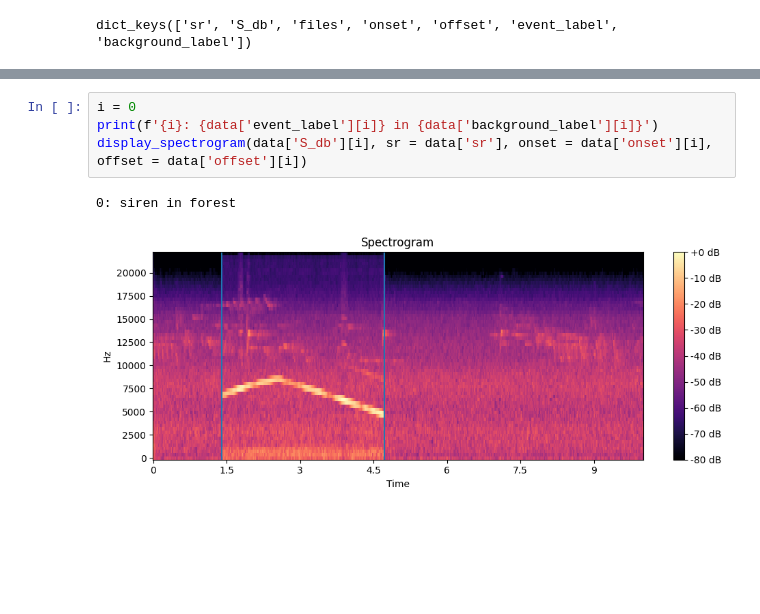
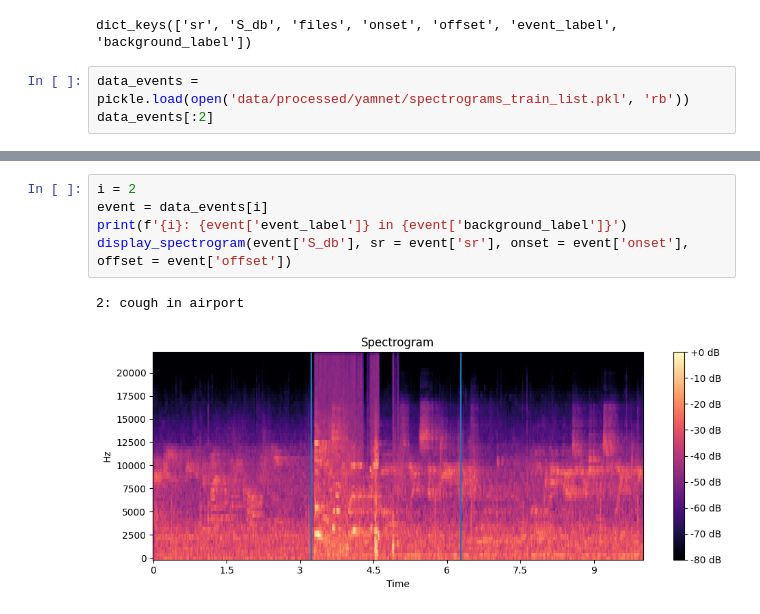
Before and after one commit to yxtann/sound-event-detection, a Jupyter notebook: notebooks/get_spectrograms.ipynb, the cells around one changed output, grey strips where cells are left out. Drawn from its saved outputs; the diff is of its cells as text; blank space fills up the shorter version.

```diff
--- a/notebooks/get_spectrograms.ipynb
+++ b/notebooks/get_spectrograms.ipynb
@@ -22,3 +26,6 @@ data = pickle.load(open('data/processed/yamnet/spectrograms_train.pkl', 'rb'))
 data.keys()
 # %% [output]
 dict_keys(['sr', 'S_db', 'files', 'onset', 'offset', 'event_label', 'background_label'])
+# %%
+data_events = pickle.load(open('data/processed/yamnet/spectrograms_train_list.pkl', 'rb'))
+data_events[:2]
@@ -25,7 +50,8 @@ dict_keys(['sr', 'S_db', 'files', 'onset', 'offset', 'event_label', 'background_
 # %%
-i = 0
-print(f'{i}: {data['event_label'][i]} in {data['background_label'][i]}')
-display_spectrogram(data['S_db'][i], sr = data['sr'], onset = data['onset'][i], offset = data['offset'][i])
+i = 2
+event = data_events[i]
+print(f'{i}: {event['event_label']} in {event['background_label']}')
+display_spectrogram(event['S_db'], sr = event['sr'], onset = event['onset'], offset = event['offset'])
 # %% [output]
-0: siren in forest
+2: cough in airport
-[figure, old version]
+[figure, new version]
```
Also changed, not shown: parts of 2 cells of this notebook, 6 other files.
